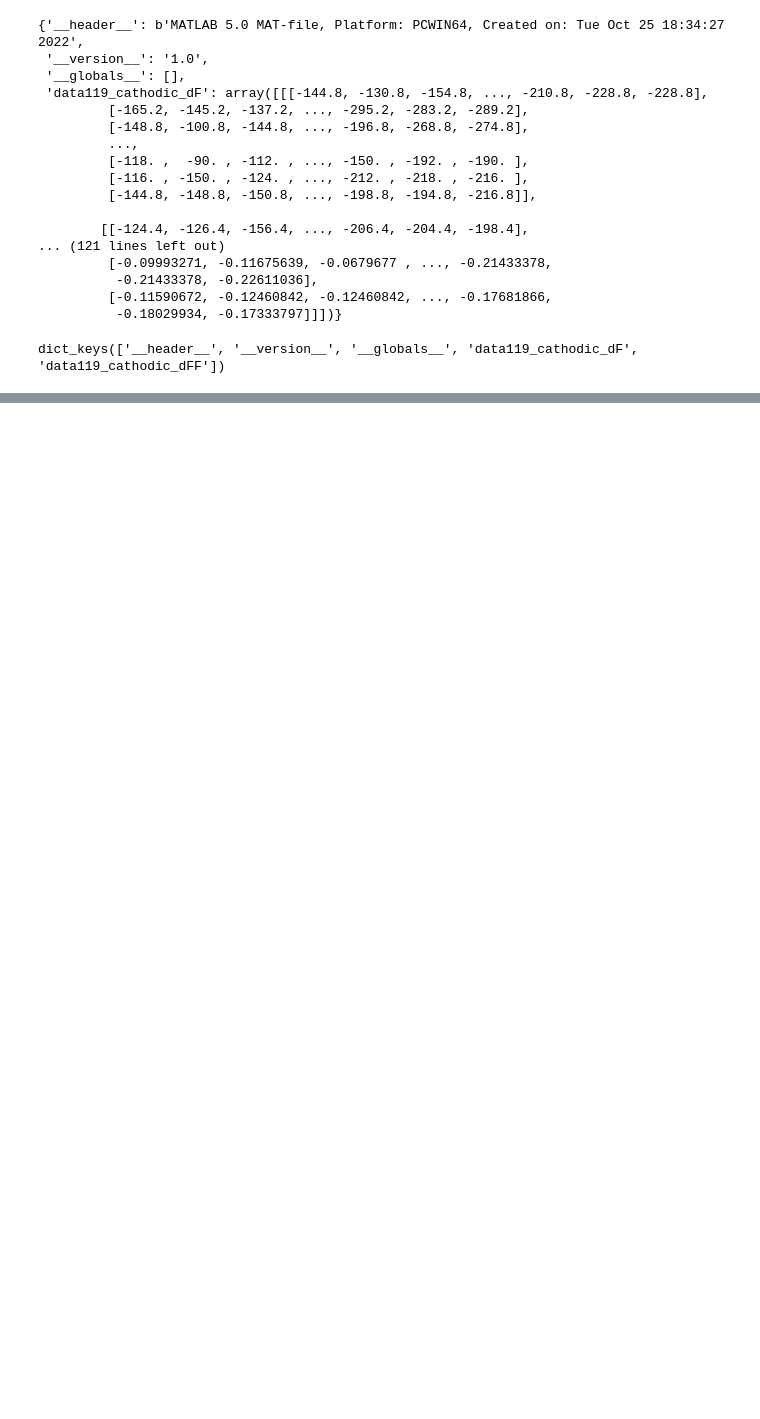
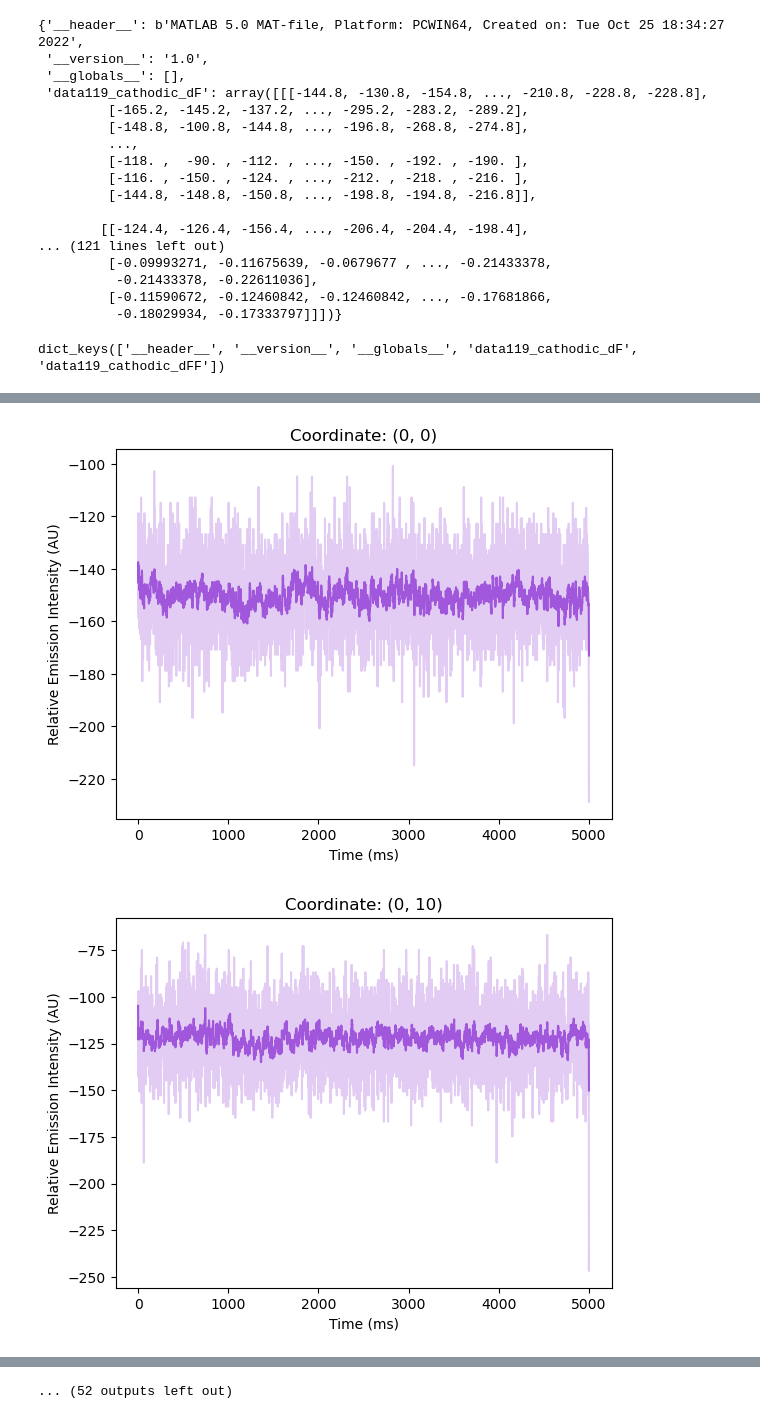
Before and after one commit to namin-an/Fluorescence, a Jupyter notebook: Notebooks/Light_Intensity_Detection.ipynb, the cells around one changed output, grey strips where cells are left out. Cells and saved outputs as stored; diff of their text form; code cells hidden in the pictures; blank space fills up the shorter version.

```diff
--- a/Notebooks/Light_Intensity_Detection.ipynb
+++ b/Notebooks/Light_Intensity_Detection.ipynb
@@ -50,0 +126,23 @@ print(test['data119_cathodic_dFF'].max())
+# %%
+x_coord = 50
+y_coord = 70
+
+os.chdir('c:\\Users\\Na Min An\\Desktop\\Development\\Fluorescence\\figures\\Fig3')
+for x_coord in range(0, test['data119_cathodic_dF'].shape[0], 10):
+    for y_coord in range(0, test['data119_cathodic_dF'].shape[1], 10):
+        pix_lst = []
+        for i in range(test['data119_cathodic_dF'].shape[-1]):
+            pix_lst.append(test['data119_cathodic_dF'][x_coord, y_coord, i])
+        pix_array = np.array(pix_lst)
+        ema = pd.Series(pix_array).ewm(alpha=0.1).mean().reset_index()
+
+        sns.lineplot(data=pix_array, alpha=0.3, color=sns.color_palette('hls', 8)[-2])
+        sns.lineplot(data=ema[0], color=sns.color_palette('hls', 8)[-2])
+        plt.title(f'Coordinate: ({x_coord}, {y_coord})')
+        plt.xlabel('Time (ms)')
+        plt.ylabel('Relative Emission Intensity (AU)')
+        plt.savefig(f'c:\\Users\\Na Min An\\Desktop\\Development\\Fluorescence\\figures\\Fig3\\{x_coord}_{y_coord}.png')
+        plt.show()
+# %% [output]
+[figure, added]
+[figure, added]
@@ -50,0 +159 @@ print(test['data119_cathodic_dFF'].max())
+... (52 outputs left out)
```
Also changed, not shown: parts of 10 cells of this notebook.
